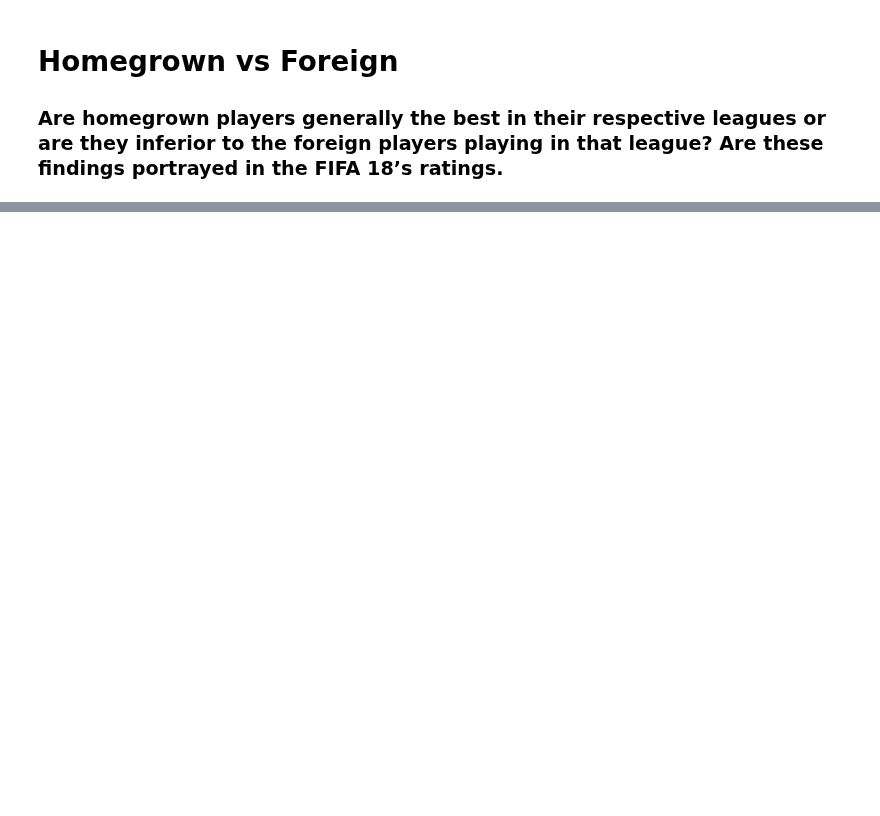
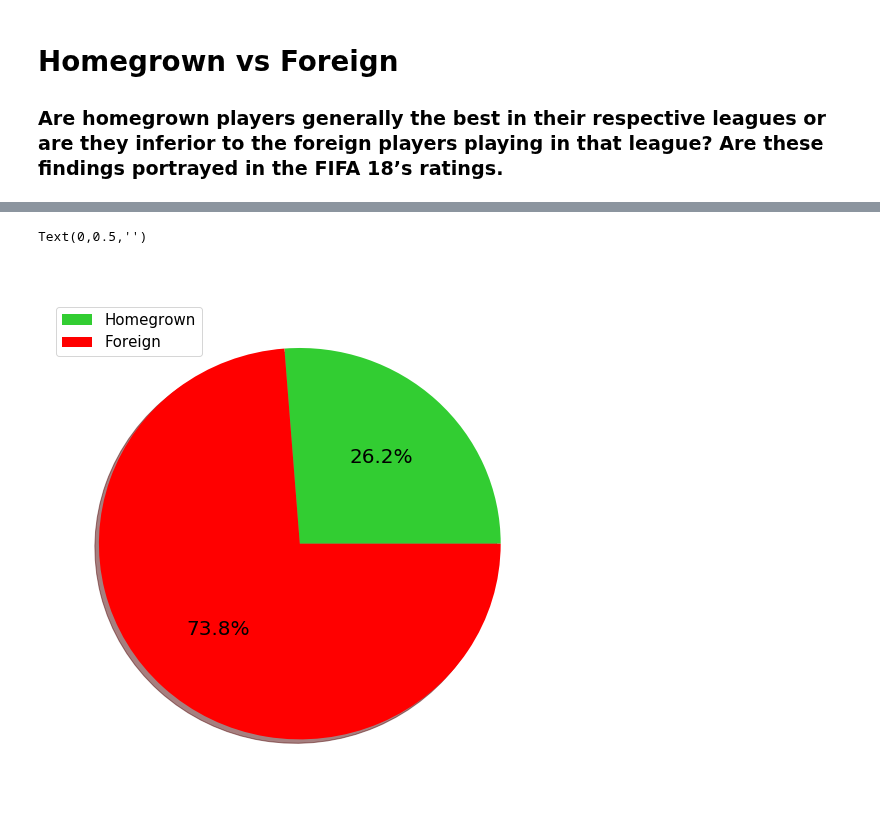
Before and after one commit to markkennedy3/Fifa-vs-Real-Life, a Jupyter notebook: notebooks/analysis/600_RQ2_Analysis_1.ipynb, the cells around one changed output, grey strips where cells are left out. Cells and saved outputs as stored; diff of their text form; code cells hidden in the pictures; blank space fills up the shorter version.

```diff
--- a/notebooks/analysis/600_RQ2_Analysis_1.ipynb
+++ b/notebooks/analysis/600_RQ2_Analysis_1.ipynb
@@ -1356,0 +28,17 @@ f.savefig('../../data/analysis/Foreign_XI.png')
+# %%
+HomegrownLen = len(RQ2.loc[RQ2.Homegrown==True])
+ForeignLen = len(RQ2.loc[RQ2.Homegrown==False])
+# %%
+HF = pd.DataFrame(columns = ["Homegrown", "Foreign"])
+HF.set_value(0,'Homegrown',HomegrownLen)
+HF.set_value(0,'Foreign',ForeignLen)
+HF = HF.transpose()
+
+mpl.rcParams['font.size'] = 20
+HF.plot(figsize=(9,9),kind='pie',labels=['',''],y=0,colors=['limegreen','r'],autopct='%.1f%%',shadow=True)
+plt.legend(prop={'size':15},labels=HF.index)
+plt.title('Homegrown vs Foreign',color='white',fontsize=30)
+plt.ylabel('')
+# %% [output]
+Text(0,0.5,'')
+[figure, added]
```
Also changed, not shown: parts of 73 cells of this notebook, 2 other files.
